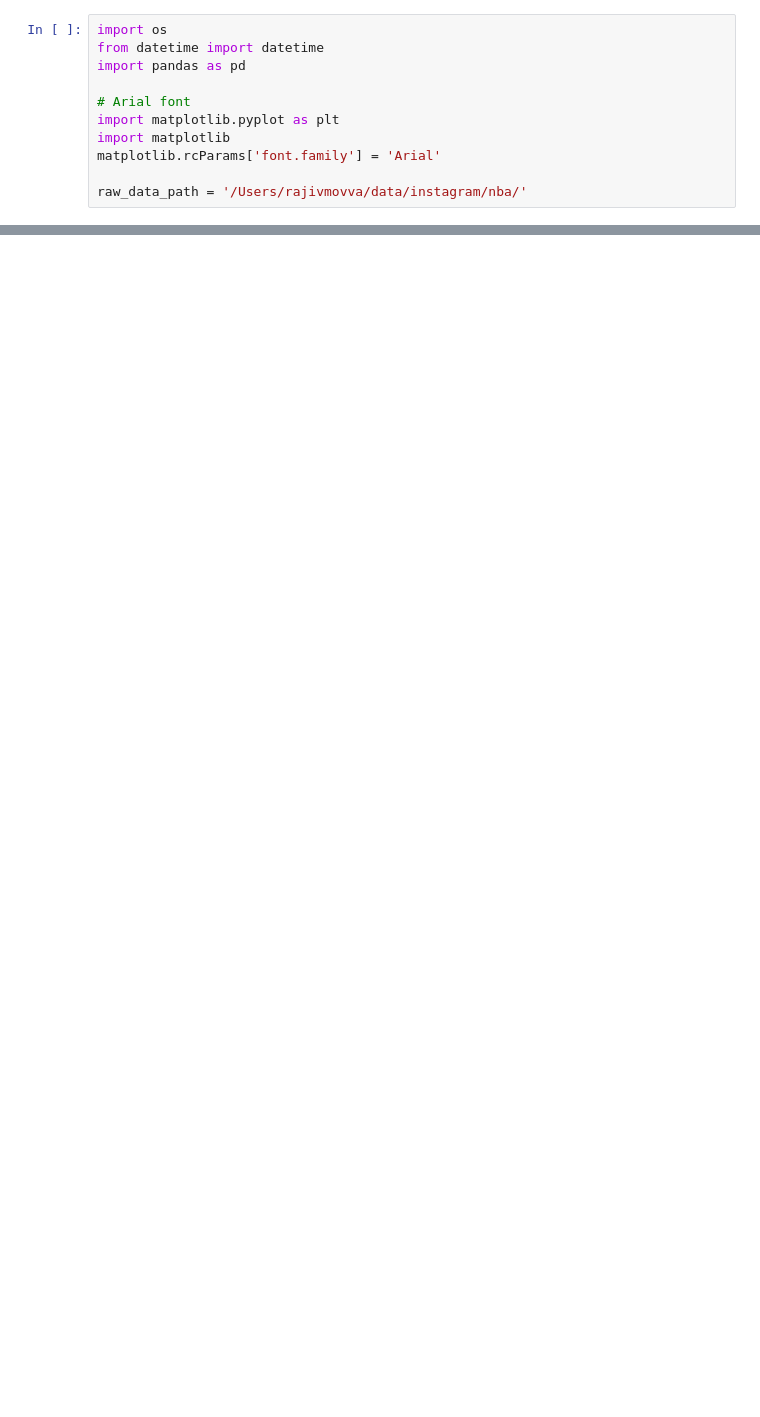
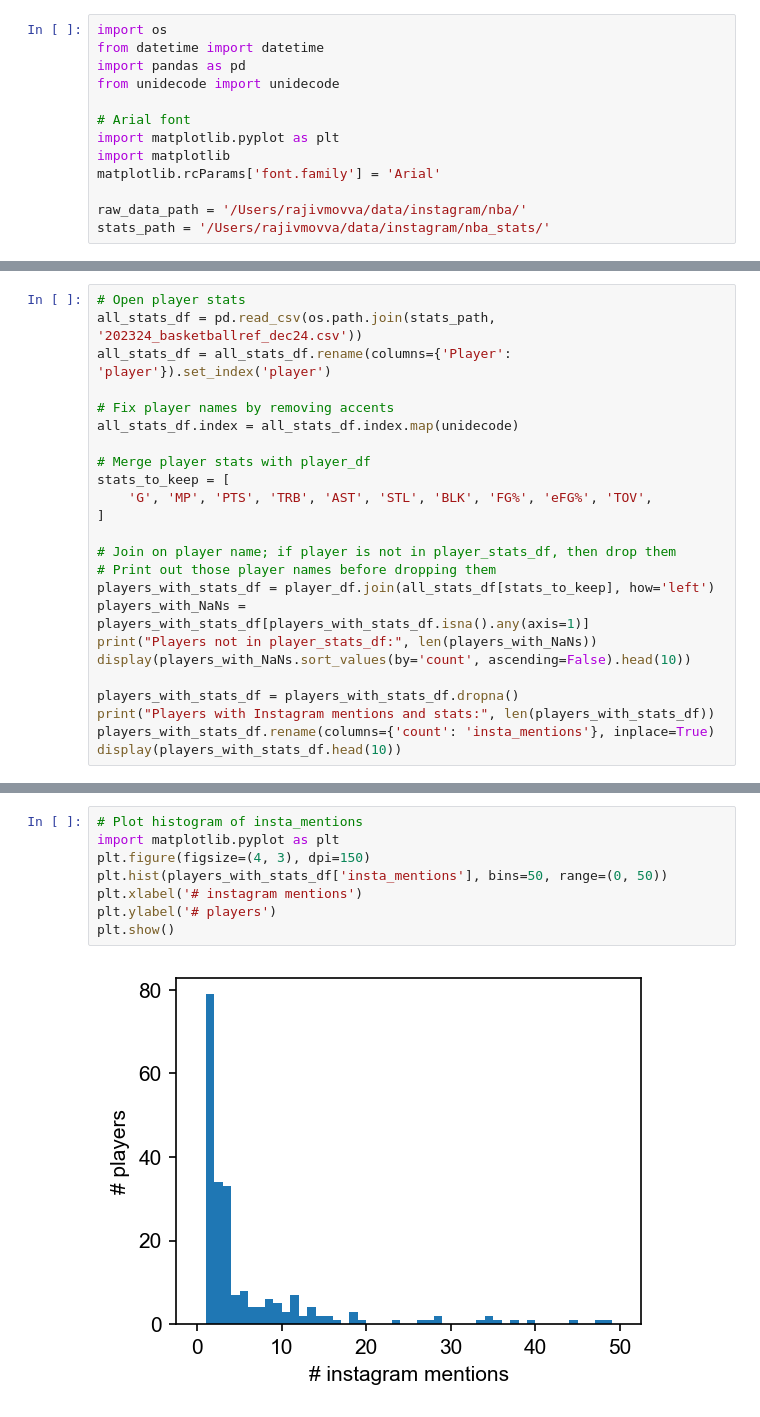
Before and after one commit to rmovva/NBAnalysis, a Jupyter notebook: parse-insta-captions.ipynb, the cells around one changed output, grey strips where cells are left out. Cells and saved outputs as stored; diff of their text form; blank space fills up the shorter version.

```diff
--- a/parse-insta-captions.ipynb
+++ b/parse-insta-captions.ipynb
@@ -2,6 +2,7 @@
 import os
 from datetime import datetime
 import pandas as pd
+from unidecode import unidecode
 
 # Arial font
 import matplotlib.pyplot as plt
@@ -9,3 +10,4 @@ import matplotlib
 matplotlib.rcParams['font.family'] = 'Arial'
 
 raw_data_path = '/Users/rajivmovva/data/instagram/nba/'
+stats_path = '/Users/rajivmovva/data/instagram/nba_stats/'
@@ -212,0 +306,24 @@ Entities for caption 100:
+# %%
+# Open player stats
+all_stats_df = pd.read_csv(os.path.join(stats_path, '202324_basketballref_dec24.csv'))
+all_stats_df = all_stats_df.rename(columns={'Player': 'player'}).set_index('player')
+
+# Fix player names by removing accents
+all_stats_df.index = all_stats_df.index.map(unidecode)
+
+# Merge player stats with player_df
+stats_to_keep = [
+    'G', 'MP', 'PTS', 'TRB', 'AST', 'STL', 'BLK', 'FG%', 'eFG%', 'TOV',
+]
+
+# Join on player name; if player is not in player_stats_df, then drop them
+# Print out those player names before dropping them
+players_with_stats_df = player_df.join(all_stats_df[stats_to_keep], how='left')
+players_with_NaNs = players_with_stats_df[players_with_stats_df.isna().any(axis=1)]
+print("Players not in player_stats_df:", len(players_with_NaNs))
+display(players_with_NaNs.sort_values(by='count', ascending=False).head(10))
+
+players_with_stats_df = players_with_stats_df.dropna()
+print("Players with Instagram mentions and stats:", len(players_with_stats_df))
+players_with_stats_df.rename(columns={'count': 'insta_mentions'}, inplace=True)
+display(players_with_stats_df.head(10))
@@ -212,0 +357,10 @@ Entities for caption 100:
+# %%
+# Plot histogram of insta_mentions
+import matplotlib.pyplot as plt
+plt.figure(figsize=(4, 3), dpi=150)
+plt.hist(players_with_stats_df['insta_mentions'], bins=50, range=(0, 50))
+plt.xlabel('# instagram mentions')
+plt.ylabel('# players')
+plt.show()
+# %% [output]
+[figure, added]
```
Also changed, not shown: parts of 13 cells of this notebook, 2 other files.
